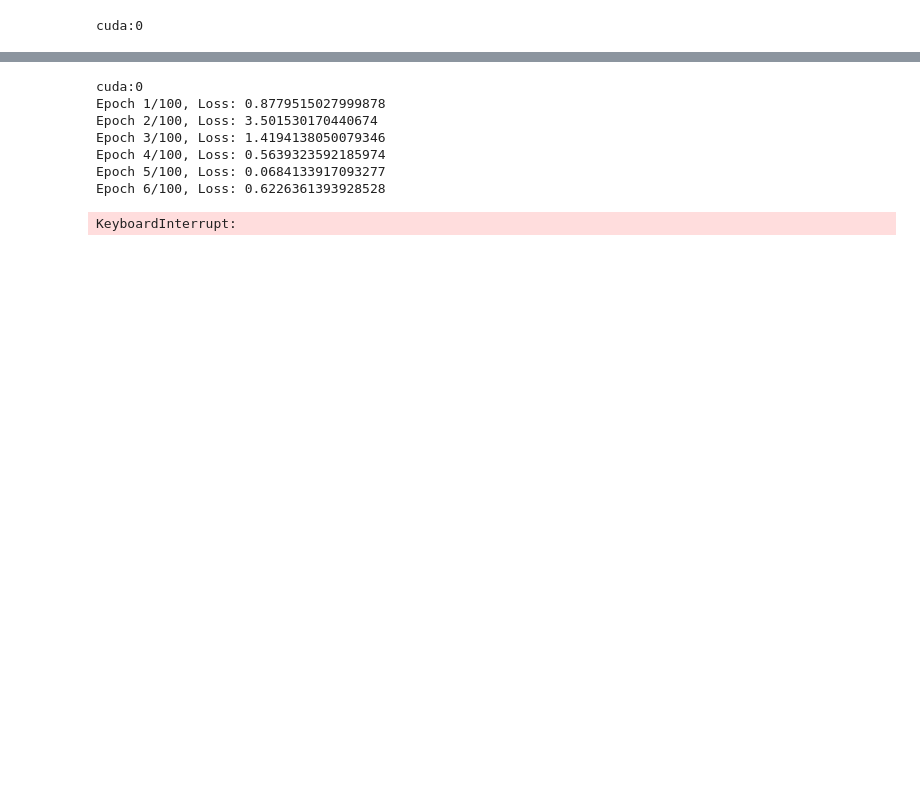
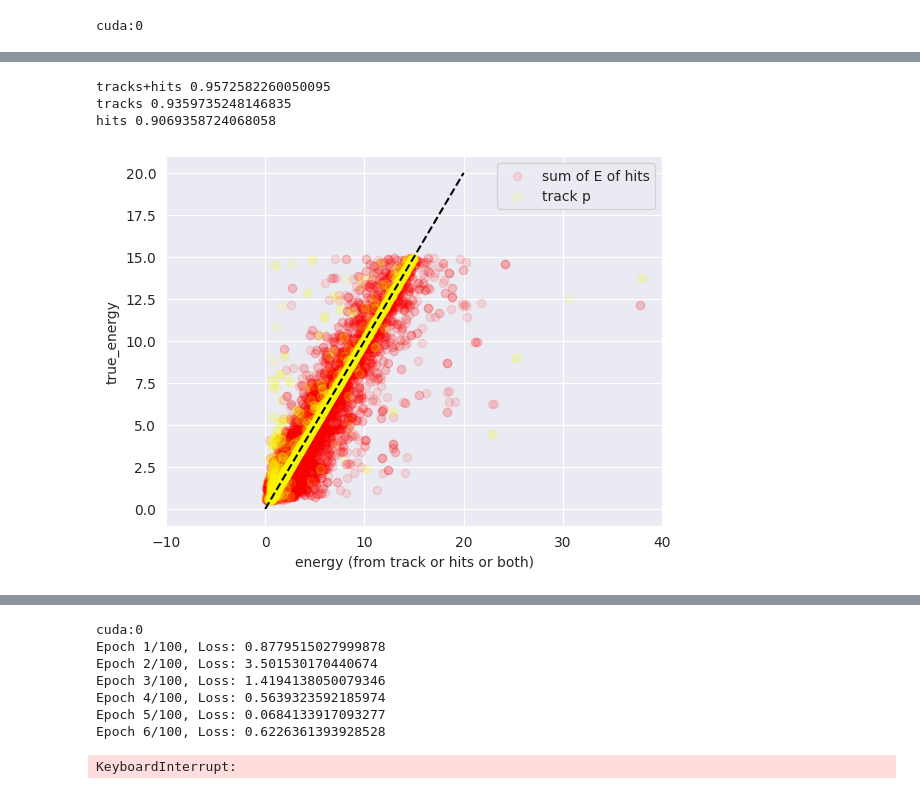
Before and after one commit to selvaggi/mlpf, a Jupyter notebook: notebooks/7_clustering_features.ipynb, the cells around one changed output, grey strips where cells are left out. Drawn from its saved outputs; the diff is of its cells as text; code cells hidden in the pictures; blank space fills up the shorter version.

```diff
--- a/notebooks/7_clustering_features.ipynb
+++ b/notebooks/7_clustering_features.ipynb
@@ -287,3 +284,33 @@ hits 0.6772012999770307
+# %%
+# scatterplot of data["true_e_corr_factor"] and data["num_hits"]
+tracks_idx = (data["num_tracks"] == 1) & (data["e_true"] < 15)
+# the same code as below but with no_tracks_idx
+
+avg_energy = (data["sum_e"][tracks_idx] + data["track_p"][tracks_idx]) / 2
+track_p_energy = data["track_p"][tracks_idx]
+true_energy = data["e_true"][tracks_idx]
+# correl. coeff.
+print("tracks+hits", np.corrcoef(avg_energy, true_energy)[0,1])
+print("tracks", np.corrcoef(track_p_energy, true_energy)[0,1])
+print("hits", np.corrcoef(data["sum_e"][tracks_idx], true_energy)[0,1])
+
+# now do a scatterplot of those
+#plt.scatter(avg_energy, true_energy, alpha=0.1, color="purple")
+
+plt.scatter(data["sum_e"][tracks_idx], true_energy, alpha=0.1, color="red", label="sum of E of hits")
+plt.scatter(track_p_energy, true_energy, alpha=0.1, color="yellow", label="track p")
+# draw an "identity" dashed line from 0 to 20
+plt.plot([0, 20], [0, 20], "k--")
+plt.legend()
+plt.xlabel("energy (from track or hits or both)")
+plt.ylabel("true_energy")
+plt.xlim([-10, 40])
+plt.show()
+# %% [output]
+tracks+hits 0.9572582260050095
+tracks 0.9359735248146835
+hits 0.9069358724068058
+[figure, added]
 # %%
 # distribution of energy corr factor
 plt.hist(data["true_e_corr"], bins=1000, color="blue", label="all")
```
Also changed, not shown: parts of 15 cells of this notebook, 1 other file.
